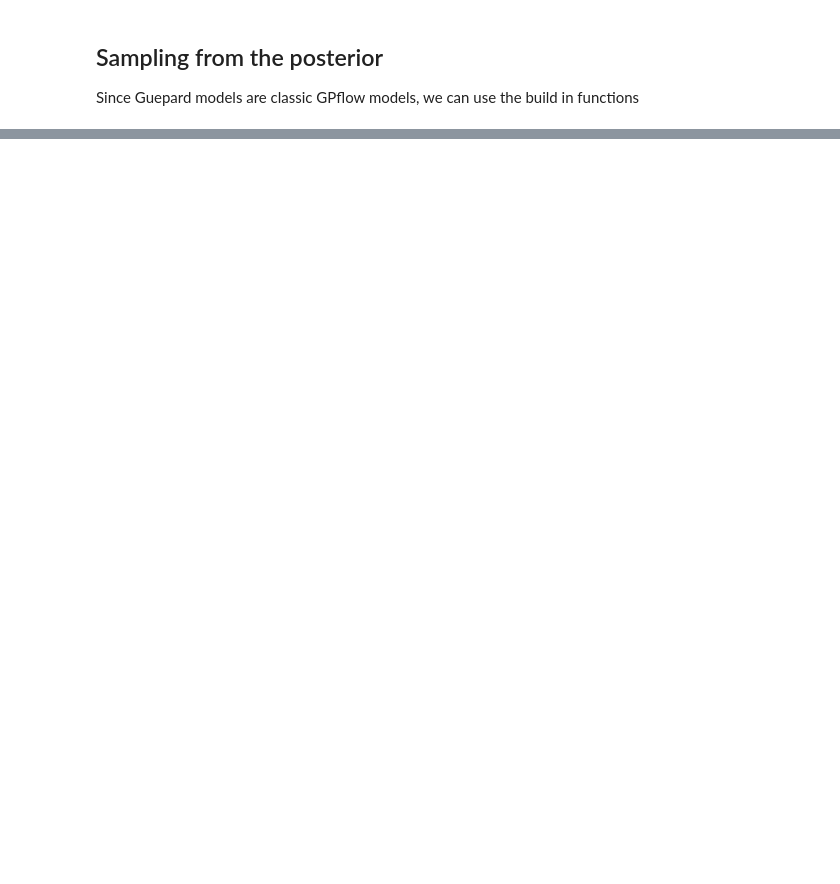
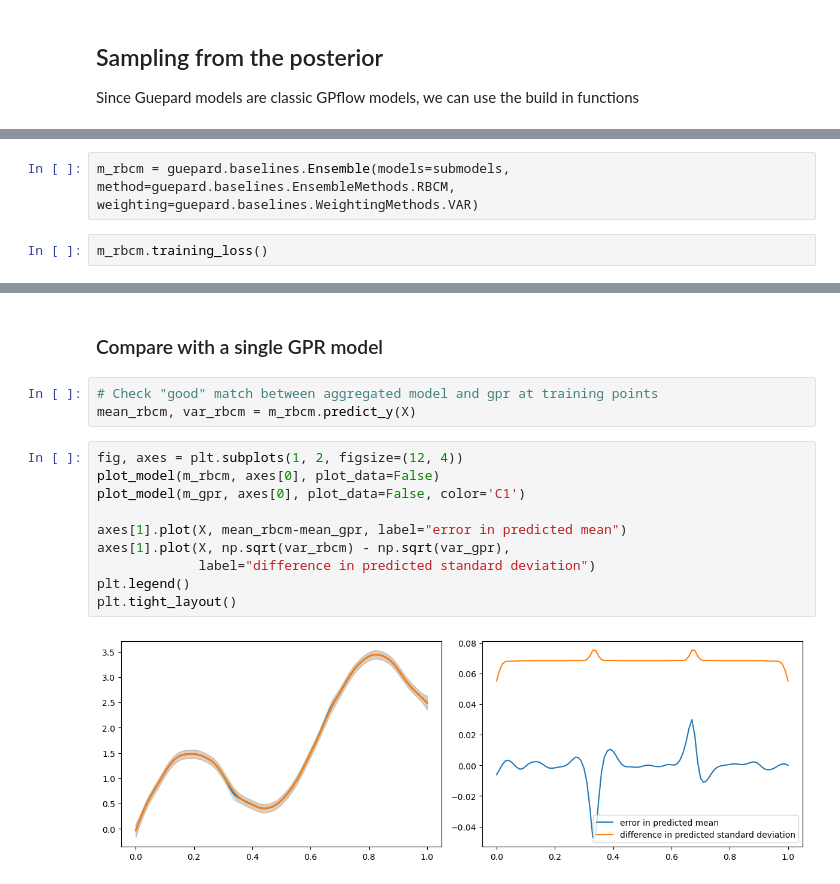
Before and after one commit to kenzaxtazi/bcm4rcm, a Jupyter notebook: guepard_demo.ipynb, the cells around one changed output, grey strips where cells are left out. Saved outputs shown, nothing was run; the diff lists cells and outputs as text; blank space fills up the shorter version.

```diff
--- a/guepard_demo.ipynb
+++ b/guepard_demo.ipynb
@@ -224,0 +228,4 @@ plot_model(m_agg, ax, x, plot_data=False)
+# %%
+m_rbcm = guepard.baselines.Ensemble(models=submodels, method=guepard.baselines.EnsembleMethods.RBCM, weighting=guepard.baselines.WeightingMethods.VAR)
+# %%
+m_rbcm.training_loss()
@@ -224,0 +258,17 @@ plot_model(m_agg, ax, x, plot_data=False)
+# %% [markdown]
+### Compare with a single GPR model
+# %%
+# Check "good" match between aggregated model and gpr at training points
+mean_rbcm, var_rbcm = m_rbcm.predict_y(X)
+# %%
+fig, axes = plt.subplots(1, 2, figsize=(12, 4))
+plot_model(m_rbcm, axes[0], plot_data=False)
+plot_model(m_gpr, axes[0], plot_data=False, color='C1')
+
+axes[1].plot(X, mean_rbcm-mean_gpr, label="error in predicted mean")
+axes[1].plot(X, np.sqrt(var_rbcm) - np.sqrt(var_gpr),
+             label="difference in predicted standard deviation")
+plt.legend()
+plt.tight_layout()
+# %% [output]
+[figure, added]
```
Also changed, not shown: parts of 11 cells of this notebook.
